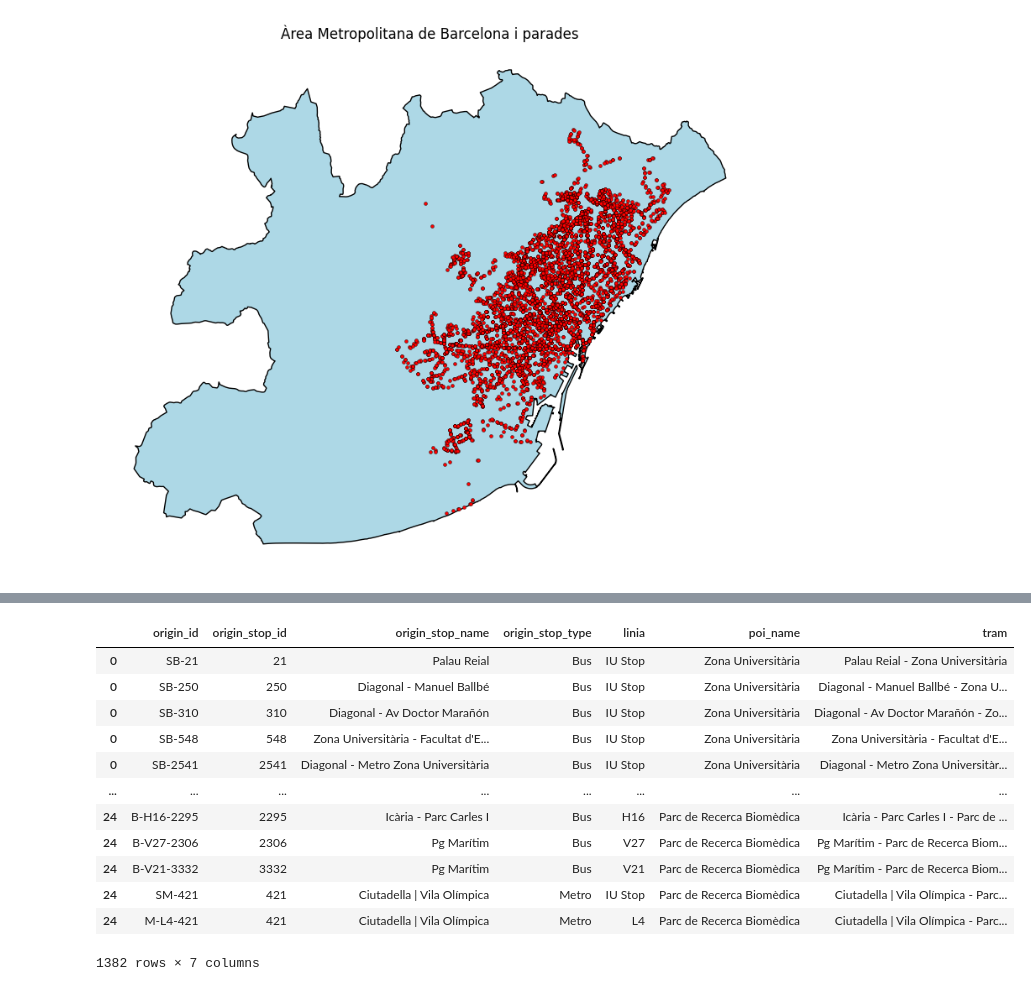
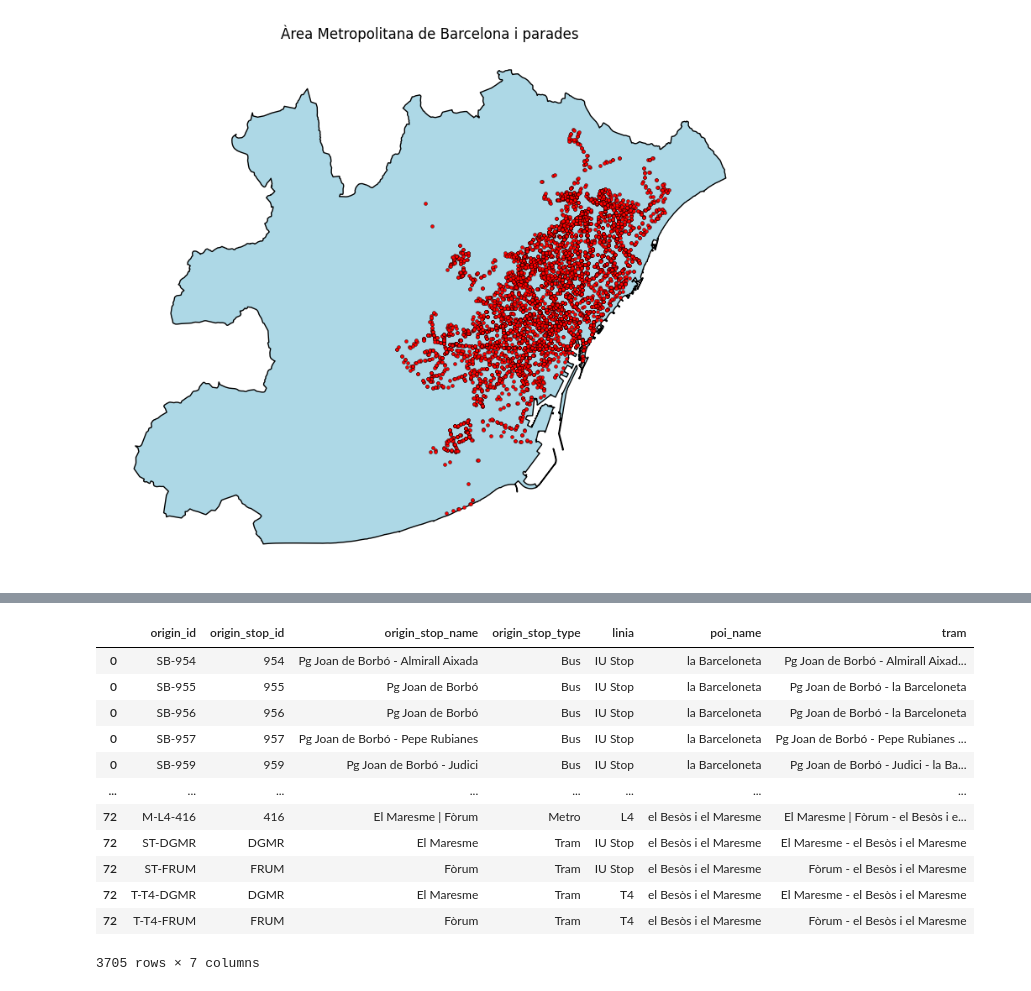
Before and after one commit to bmantepe/stop-location, a Jupyter notebook: 13-Edges-egress.ipynb, the cells around one changed output, grey strips where cells are left out. Cells and saved outputs as stored; diff of their text form; code cells hidden in the pictures.

```diff
--- a/13-Edges-egress.ipynb
+++ b/13-Edges-egress.ipynb
@@ -270,30 +301,30 @@ point = alt.Chart(destinations[destinations['poi_name'] == 'Zona Universitària'
 # %%
 pois = pd.read_csv('Nodes/N-POIs.csv')
 pois['geometry'] = pois['geometry'].apply(wkt.loads)
 pois = gpd.GeoDataFrame(pois,geometry='geometry',crs = 'EPSG:4326')
 isocores_df_all_merge = isocores_df_all.copy()
 pois.to_crs('EPSG:25831', inplace=True)
 isocores_df_all_merge.to_crs('EPSG:25831', inplace=True)
 isocores_df_all_merge.rename(columns={'id': 'origin_id','stop_id':'origin_stop_id','name':'origin_stop_name','linia':'linia','stop_type':'origin_stop_type'}, inplace=True)
 close_destinations = gpd.sjoin(pois,isocores_df_all_merge, how='inner', predicate='within')
-close_destinations.drop(columns = ['index_right','category'],inplace = True)
+close_destinations.drop(columns = ['index_right'],inplace = True)
 close_destinations = close_destinations[['origin_id', 'origin_stop_id','origin_stop_name', 'origin_stop_type', 'linia', 'poi_name']]
 close_destinations['tram'] = close_destinations['origin_stop_name'] + ' - ' + close_destinations['poi_name']
 close_destinations
 # %% [output]
 |  | origin_id | origin_stop_id | origin_stop_name | origin_stop_type | linia | poi_name | tram |
-| 0 | SB-21 | 21 | Palau Reial | Bus | IU Stop | Zona Universitària | Palau Reial - Zona Universitària |
-| 0 | SB-250 | 250 | Diagonal - Manuel Ballbé | Bus | IU Stop | Zona Universitària | Diagonal - Manuel Ballbé - Zona U... |
-| 0 | SB-310 | 310 | Diagonal - Av Doctor Marañón | Bus | IU Stop | Zona Universitària | Diagonal - Av Doctor Marañón - Zo... |
-| 0 | SB-548 | 548 | Zona Universitària - Facultat d'E... | Bus | IU Stop | Zona Universitària | Zona Universitària - Facultat d'E... |
-| 0 | SB-2541 | 2541 | Diagonal - Metro Zona Universitària | Bus | IU Stop | Zona Universitària | Diagonal - Metro Zona Universitàr... |
+| 0 | SB-954 | 954 | Pg Joan de Borbó - Almirall Aixada | Bus | IU Stop | la Barceloneta | Pg Joan de Borbó - Almirall Aixad... |
+| 0 | SB-955 | 955 | Pg Joan de Borbó | Bus | IU Stop | la Barceloneta | Pg Joan de Borbó - la Barceloneta |
+| 0 | SB-956 | 956 | Pg Joan de Borbó | Bus | IU Stop | la Barceloneta | Pg Joan de Borbó - la Barceloneta |
+| 0 | SB-957 | 957 | Pg Joan de Borbó - Pepe Rubianes | Bus | IU Stop | la Barceloneta | Pg Joan de Borbó - Pepe Rubianes ... |
+| 0 | SB-959 | 959 | Pg Joan de Borbó - Judici | Bus | IU Stop | la Barceloneta | Pg Joan de Borbó - Judici - la Ba... |
 | ... | ... | ... | ... | ... | ... | ... | ... |
-| 24 | B-H16-2295 | 2295 | Icària - Parc Carles I | Bus | H16 | Parc de Recerca Biomèdica | Icària - Parc Carles I - Parc de ... |
-| 24 | B-V27-2306 | 2306 | Pg Marítim | Bus | V27 | Parc de Recerca Biomèdica | Pg Marítim - Parc de Recerca Biom... |
-| 24 | B-V21-3332 | 3332 | Pg Marítim | Bus | V21 | Parc de Recerca Biomèdica | Pg Marítim - Parc de Recerca Biom... |
-| 24 | SM-421 | 421 | Ciutadella | Vila Olímpica | Metro | IU Stop | Parc de Recerca Biomèdica | Ciutadella | Vila Olímpica - Parc... |
-| 24 | M-L4-421 | 421 | Ciutadella | Vila Olímpica | Metro | L4 | Parc de Recerca Biomèdica | Ciutadella | Vila Olímpica - Parc... |
+| 72 | M-L4-416 | 416 | El Maresme | Fòrum | Metro | L4 | el Besòs i el Maresme | El Maresme | Fòrum - el Besòs i e... |
+| 72 | ST-DGMR | DGMR | El Maresme | Tram | IU Stop | el Besòs i el Maresme | El Maresme - el Besòs i el Maresme |
+| 72 | ST-FRUM | FRUM | Fòrum | Tram | IU Stop | el Besòs i el Maresme | Fòrum - el Besòs i el Maresme |
+| 72 | T-T4-DGMR | DGMR | El Maresme | Tram | T4 | el Besòs i el Maresme | El Maresme - el Besòs i el Maresme |
+| 72 | T-T4-FRUM | FRUM | Fòrum | Tram | T4 | el Besòs i el Maresme | Fòrum - el Besòs i el Maresme |
-1382 rows × 7 columns
+3705 rows × 7 columns
 # %%
 # cache_dir = Config().CACHE_DIR
 # for f in cache_dir.glob("*.mapdb*"):
```
Also changed, not shown: parts of 12 cells of this notebook, 19 other files.
